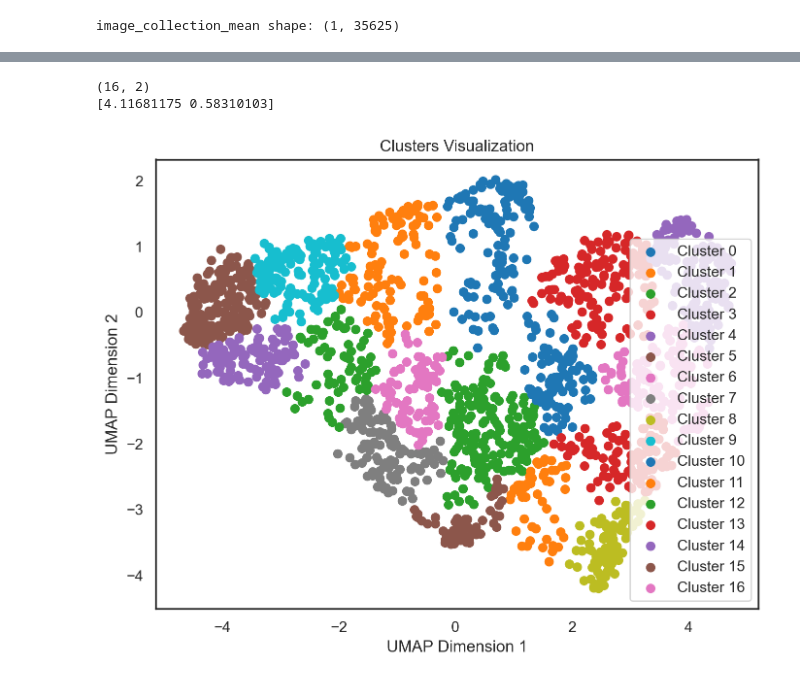
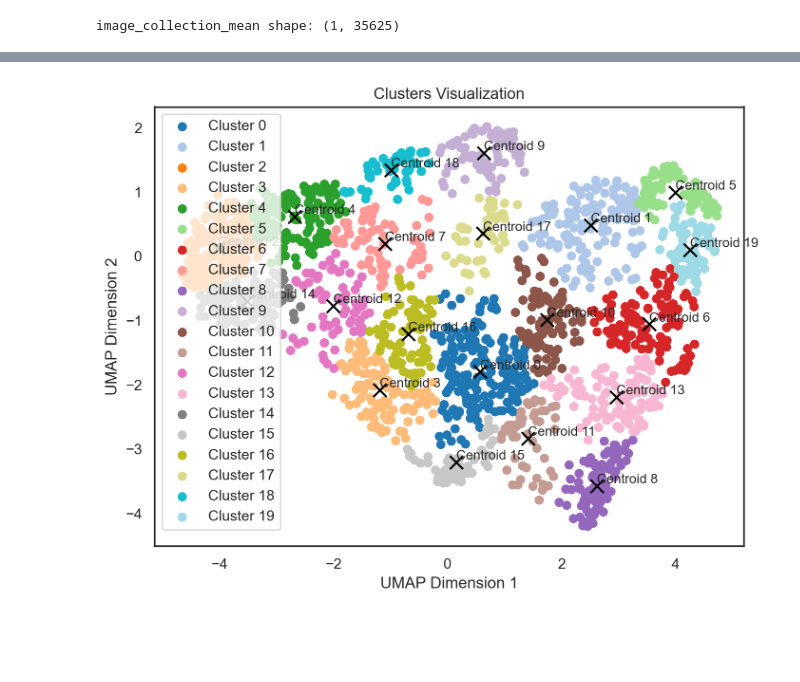
Before and after one commit to flashruler/Shoe-Recommendation-using-T-SNE-and-UMAP, a Jupyter notebook: UMAP_IMPLEMENTATION_AGGO.ipynb, the cells around one changed output, grey strips where cells are left out. Drawn from its saved outputs; the diff is of its cells as text; code cells hidden in the pictures; blank space fills up the shorter version.

```diff
--- a/UMAP_IMPLEMENTATION_AGGO.ipynb
+++ b/UMAP_IMPLEMENTATION_AGGO.ipynb
@@ -163,15 +164,14 @@ print(cluster_labels[:800])
 # %%
-max_number_of_clusters = 0
+max_number_of_clusters = max(cluster_labels)+1  # Get the maximum cluster label
 cluster_to_samples = {}
+
 for elem in cluster_labels:
     if elem in cluster_to_samples:
         cluster_to_samples[elem] += 1
     else:
         cluster_to_samples[elem] = 1
-    if elem > max_number_of_clusters:
-        max_number_of_clusters = elem
 
-print(f"The max number of clusters found were: {max_number_of_clusters}")
+print(f"The max number of clusters found were: {max_number_of_clusters}")  # Add 1 to account for cluster labels starting from 0
 print(cluster_to_samples)
 # Be careful about the clusters that only have 1 data sample to it
 # %% [output]
@@ -179,0 +180,13 @@ The max number of clusters found were: 16
+# %%
+#Find Centroids
+def find_centroids(labels, num_of_clusters, data):
+    cluster_means = np.zeros((num_of_clusters, 2))
+    for i in range(num_of_clusters):  # Start from 0 and iterate up to num_of_clusters - 1
+        # Finds the points associated with cluster i
+        indices = labels == i
+        cluster_means[i] = np.sum(data[indices, :], axis=0) / np.sum(indices)
+    return cluster_means
+# %%
+centroids = find_centroids(cluster_labels, max_number_of_clusters, reduced_image_collection)
+print(centroids.shape)
+print(centroids)
@@ -180 +211,28 @@ The max number of clusters found were: 16
+# %%
+
+def visualize_clusters(umap_embeddings, cluster_labels,centroids):
+
+    num_clusters = len(np.unique(cluster_labels))
+
+    colors = plt.cm.get_cmap('tab20', num_clusters)
+
+    # Create a scatter plot of the UMAP embeddings with each cluster colored differently
+    plt.figure(figsize=(8, 6))
+    for i, cluster_label in enumerate(np.unique(cluster_labels)):
+        plt.scatter(umap_embeddings[cluster_labels == cluster_label, 0],
+                    umap_embeddings[cluster_labels == cluster_label, 1],
+                    label=f'Cluster {cluster_label}', color=colors(i))
+    for i in range(num_clusters):
+        plt.scatter(centroids[i, 0], centroids[i, 1], color='black', marker='x', s=100)
+        plt.text(centroids[i, 0], centroids[i, 1], f'Centroid {i}', fontsize=10, verticalalignment='bottom')
+
+    plt.title('Clusters Visualization')
+    plt.xlabel('UMAP Dimension 1')
+    plt.ylabel('UMAP Dimension 2')
+    plt.legend()
+    plt.show()
+# %%
+visualize_clusters(reduced_image_collection, cluster_labels,centroids)
+# %% [output]
+[figure, added]
 # %%
@@ -204,7 +253,0 @@ def find_cluster_means(labels, num_of_clusters, data):
-# %%
-pca_cluster_means = find_cluster_means(cluster_labels, max_number_of_clusters, reduced_image_collection)
-print(pca_cluster_means.shape)
-print(pca_cluster_means[3])
-# %% [output]
-(16, 2)
-[4.11681175 0.58310103]
@@ -227,4 +253,0 @@ def visualize_clusters(umap_embeddings, cluster_labels):
-# %%
-visualize_clusters(reduced_image_collection, cluster_labels)
-# %% [output]
-[figure, removed]
```
Also changed, not shown: parts of 10 cells of this notebook.
